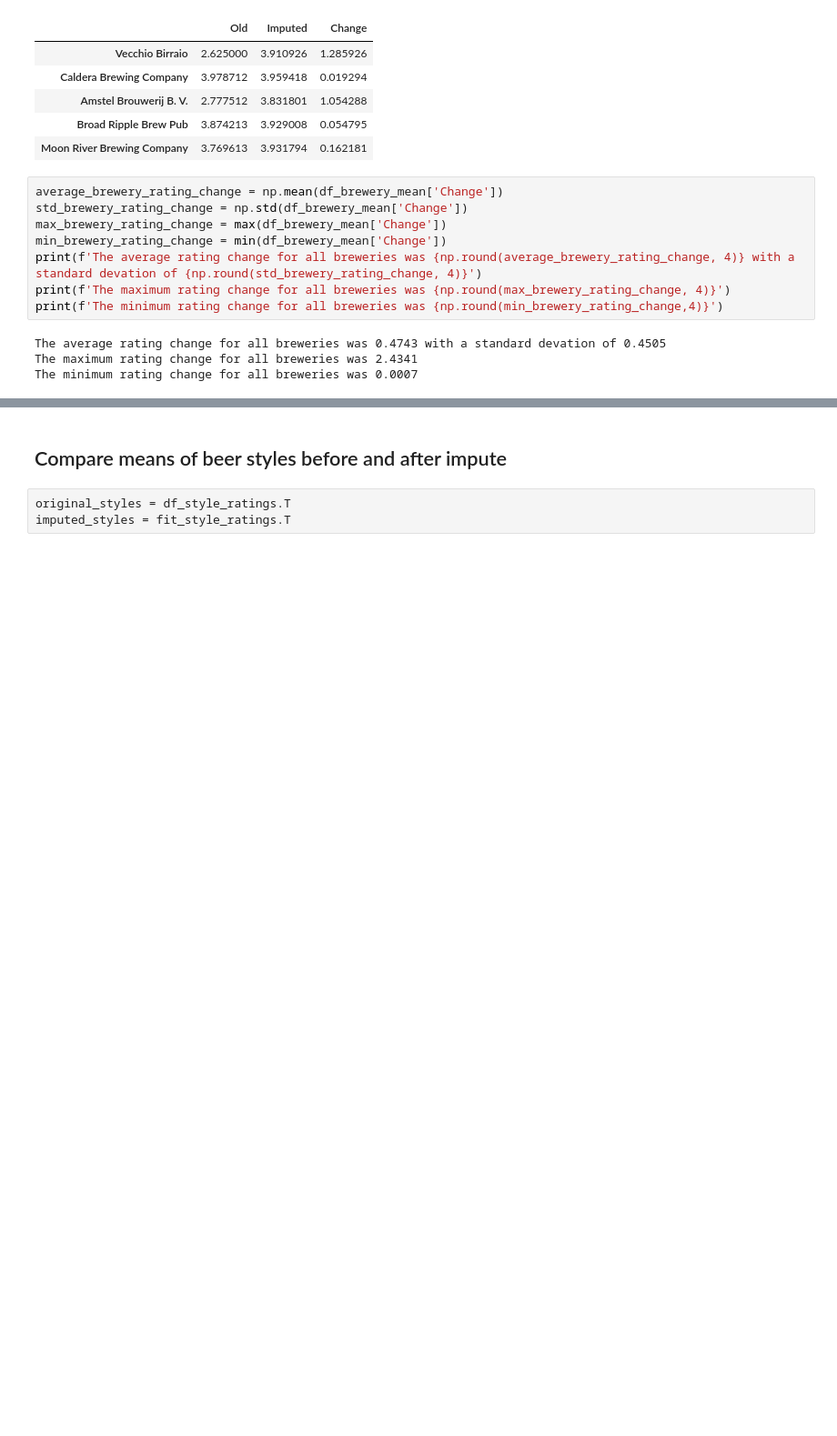
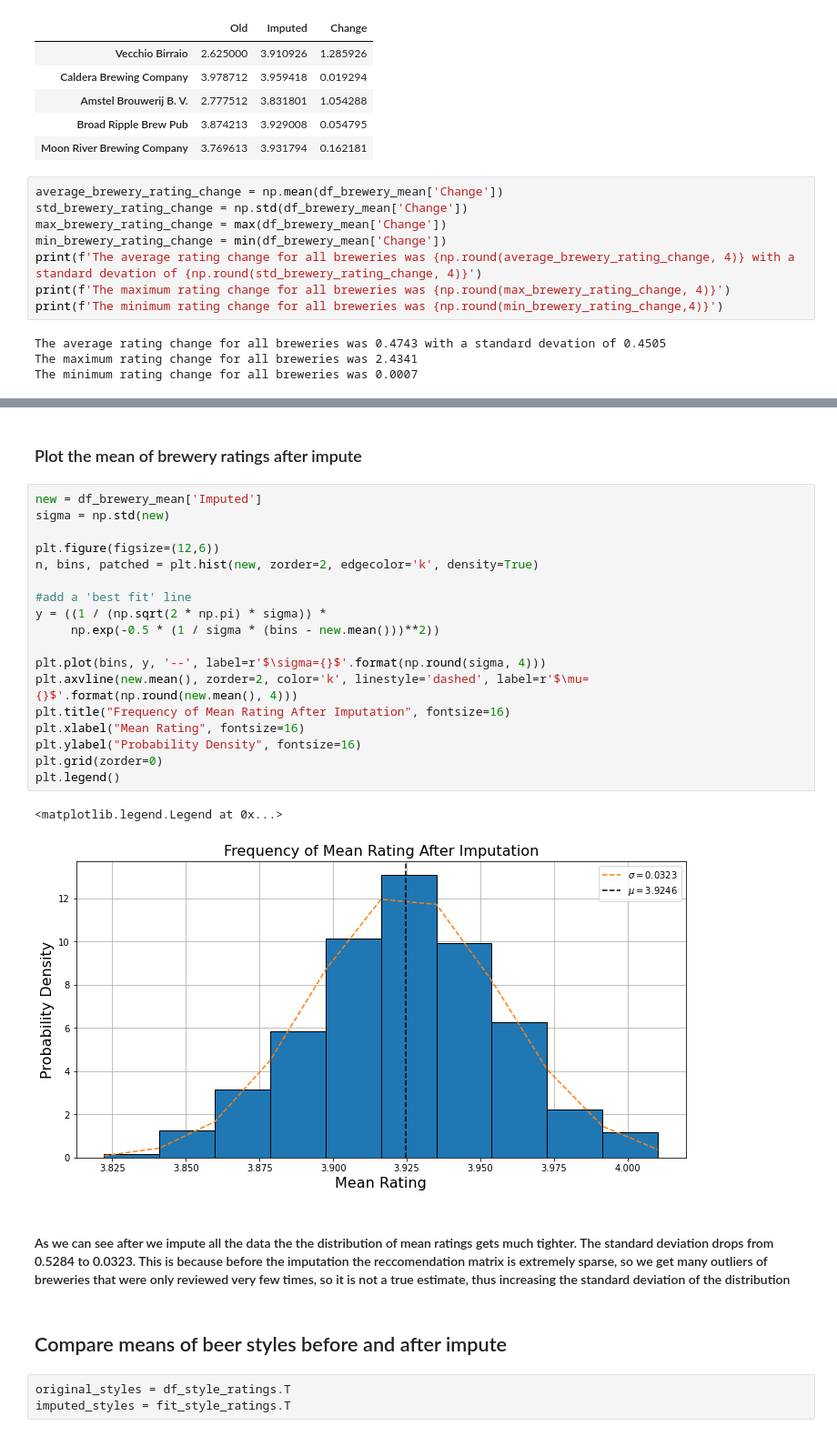
Before and after one commit to wfulton98/Final-Project, a Jupyter notebook: Beer Recommender System.ipynb, the cells around one changed output, grey strips where cells are left out. Shown: that part at 91% size. Drawn from its saved outputs; the diff is of its cells as text; blank space fills up the shorter version.

```diff
--- a/Beer Recommender System.ipynb
+++ b/Beer Recommender System.ipynb
@@ -448,3 +489,28 @@ The minimum rating change for all breweries was 0.0007
+# %% [markdown]
+### Plot the mean of brewery ratings after impute
+# %%
+new = df_brewery_mean['Imputed']
+sigma = np.std(new)
+
+plt.figure(figsize=(12,6))
+n, bins, patched = plt.hist(new, zorder=2, edgecolor='k', density=True)
+
+#add a 'best fit' line
+y = ((1 / (np.sqrt(2 * np.pi) * sigma)) *
+     np.exp(-0.5 * (1 / sigma * (bins - new.mean()))**2))
+
+plt.plot(bins, y, '--', label=r'$\sigma={}$'.format(np.round(sigma, 4)))
+plt.axvline(new.mean(), zorder=2, color='k', linestyle='dashed', label=r'$\mu={}$'.format(np.round(new.mean(), 4)))
+plt.title("Frequency of Mean Rating After Imputation", fontsize=16)
+plt.xlabel("Mean Rating", fontsize=16)
+plt.ylabel("Probability Density", fontsize=16)
+plt.grid(zorder=0)
+plt.legend()
+# %% [output]
+<matplotlib.legend.Legend at 0x...>
+[figure, added]
+# %% [markdown]
+#### As we can see after we impute all the data the the distribution of mean ratings gets much tighter. The standard deviation drops from 0.5284 to 0.0323. This is because before the imputation the reccomendation matrix is extremely sparse, so we get many outliers of breweries that were only reviewed very few times, so it is not a true estimate, thus increasing the standard deviation of the distribution
 # %% [markdown]
 ## Compare means of beer styles before and after impute
 # %%
```
Also changed, not shown: parts of 14 cells of this notebook.
